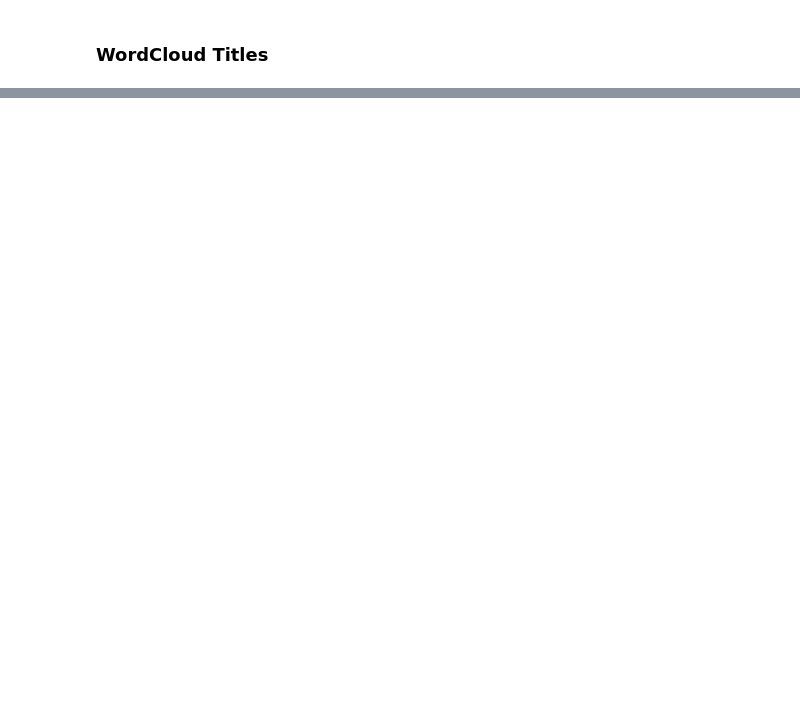
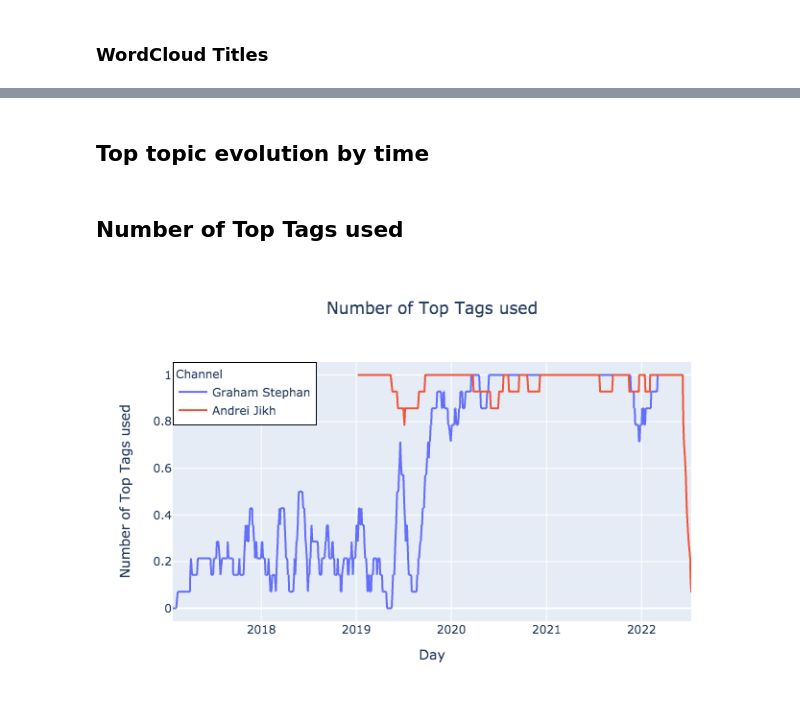
Before and after one commit to calbornozflores/spy-youtube, a Jupyter notebook: notebooks/05 - EDA Text Youtube Videos info.ipynb, the cells around one changed output, grey strips where cells are left out. Cells and saved outputs as stored; diff of their text form; code cells hidden in the pictures; blank space fills up the shorter version.

```diff
--- a/notebooks/05 - EDA Text Youtube Videos info.ipynb
+++ b/notebooks/05 - EDA Text Youtube Videos info.ipynb
@@ -109,0 +167,29 @@ plot_cloud(wordcloud)
+# %% [markdown]
+## Top topic evolution by time
+# %%
+n_tops = 400
+# %%
+topTags = wordCountTags_df.head(n_tops).word.tolist()
+videos_df["topTag"] = videos_df["tags"].map(lambda x: 1 if any(elem in topTags for elem in x) else 0)
+# %%
+topTitle = wordCountTitle_df.head(n_tops).word.tolist()
+videos_df["topTitle"] = videos_df["title"].map(lambda x: 1 if any(elem in x for elem in topTitle) else 0)
+# %%
+topWords_rolling = videos_df[["publishedAtDay", "topTag", "topTitle", "channelTitle"]].copy()
+topWords_rolling[["topTag", "topTitle"]] = topWords_rolling[["topTag", "topTitle"]].\
+    apply(lambda x: x.rolling(14).mean())
+# %% [markdown]
+## Number of Top Tags used
+# %%
+fig = px.line(topWords_rolling,
+              x="publishedAtDay", y="topTag", color="channelTitle",
+              labels={
+                  "publishedAtDay": "Day",
+                  "topTag": "Number of Top Tags used",
+                  "channelTitle": "Channel"
+              },
+              title="Number of Top Tags used")
+fig.update_layout(title_x=0.5, legend=dict(x = 0, y = 1, bordercolor = "Black", borderwidth = 1))
+fig.show("png")
+# %% [output]
+[figure, added]
```
Also changed, not shown: parts of 14 cells of this notebook, 1 other file.
